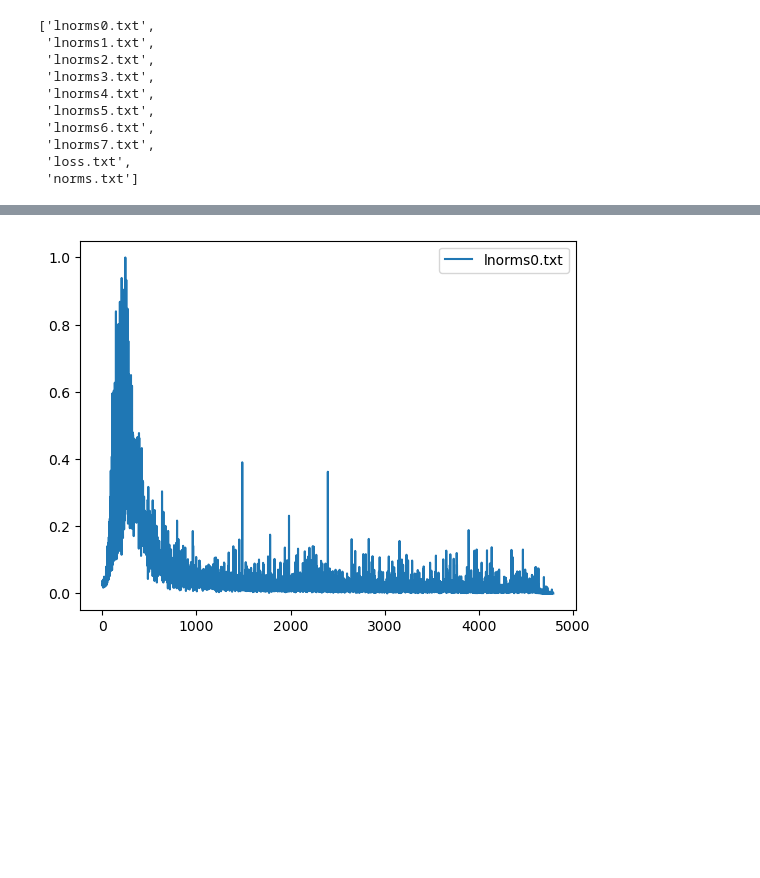
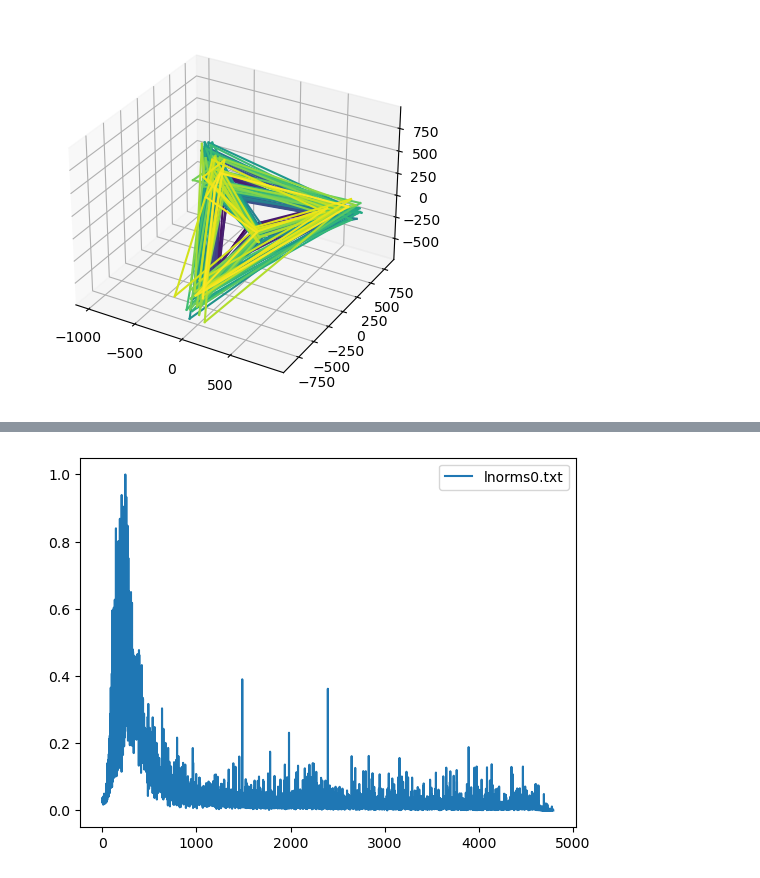
Before and after one commit to NicolasRR/OptML, a Jupyter notebook: explore.ipynb, the cells around one changed output, grey strips where cells are left out. Saved outputs shown, nothing was run; the diff lists cells and outputs as text; code cells hidden in the pictures; blank space fills up the shorter version.

```diff
--- a/explore.ipynb
+++ b/explore.ipynb
@@ -14,13 +28,26 @@ files = [f for f in os.listdir("./home/results/dnn_mnist_async/") if f.endswith(
-# %%
-files
-# %% [output]
-['lnorms0.txt',
- 'lnorms1.txt',
- 'lnorms2.txt',
- 'lnorms3.txt',
- 'lnorms4.txt',
- 'lnorms5.txt',
- 'lnorms6.txt',
- 'lnorms7.txt',
- 'loss.txt',
- 'norms.txt']
+# %%
+# Normalize the data
+data = np.load('/mnt/c/Users/nico9/Desktop/results/mnist_async_0.0001_0.9_64_normal/data_pca.npy')
+data = torch.from_numpy(data)
+data = (data - torch.mean(data, dim=0)) / torch.std(data, dim=0)
+
+# Compute the principal components
+#U, S, V = torch.pca_lowrank(data)[2]#torch.linalg.svd(data)
+cmap = get_cmap('viridis')
+
+# Create a ScalarMappable object
+sm = plt.cm.ScalarMappable(cmap=cmap)
+sm.set_array([])
+# Project the data onto the first two principal components
+data_pca = torch.mm(data, torch.pca_lowrank(data)[2][:, :3])
+fig = plt.figure()
+ax = fig.add_subplot(projection='3d')
+# Plot the projected data
+colors = sm.to_rgba(np.arange(0, len(data_pca)-1))
+
+# Plot each segment of the line with a different color
+for i in range(len(data_pca) - 1):
+    plt.plot([data_pca[i,0], data_pca[i+1,0]], [data_pca[i,1], data_pca[i+1,1]], [data_pca[i,2], data_pca[i+1,2]], color=colors[i])
+#ax.scatter(data_pca[:, 0], data_pca[:, 1], data[:, 2],  c=np.arange(0, len(data)))
+# %% [output]
+[figure, added]
```
Also changed, not shown: parts of 6 cells of this notebook.
